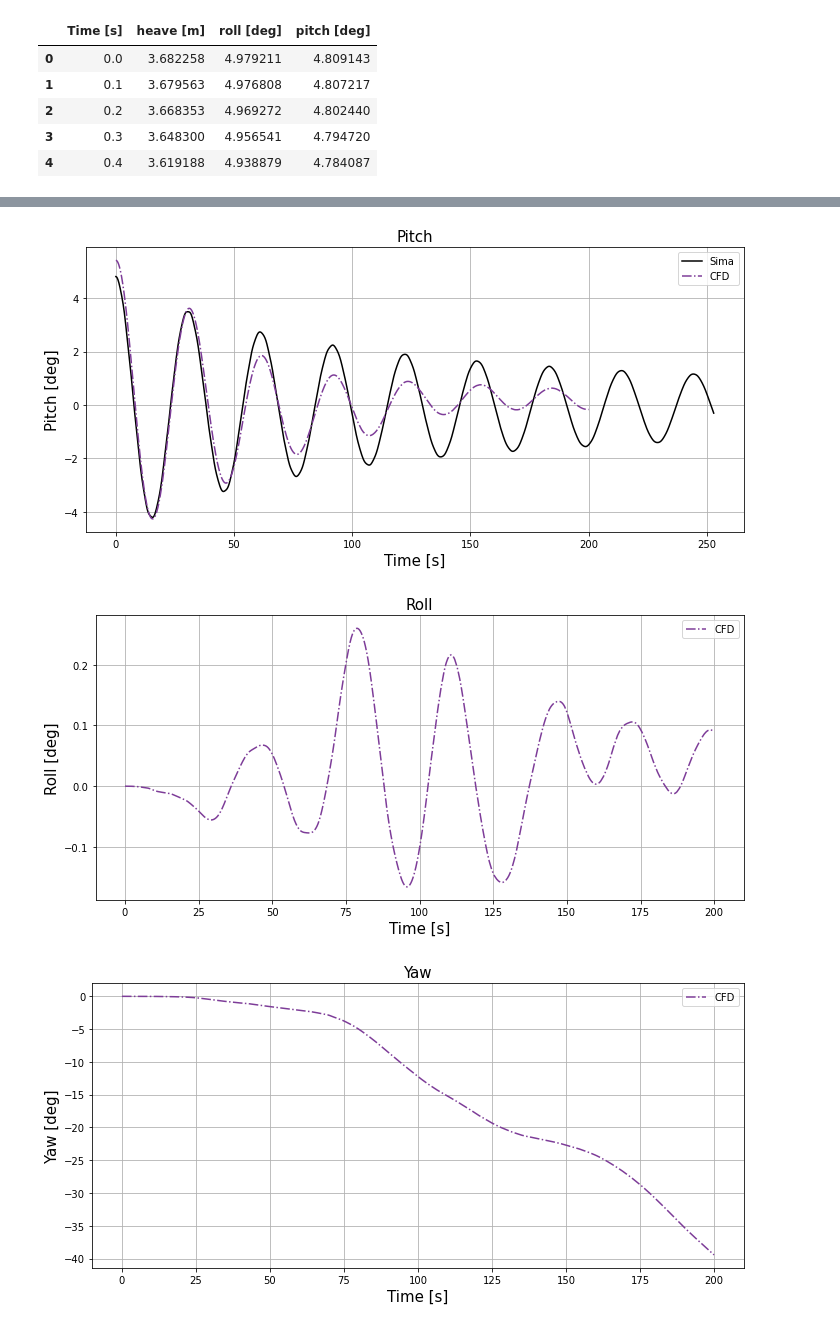
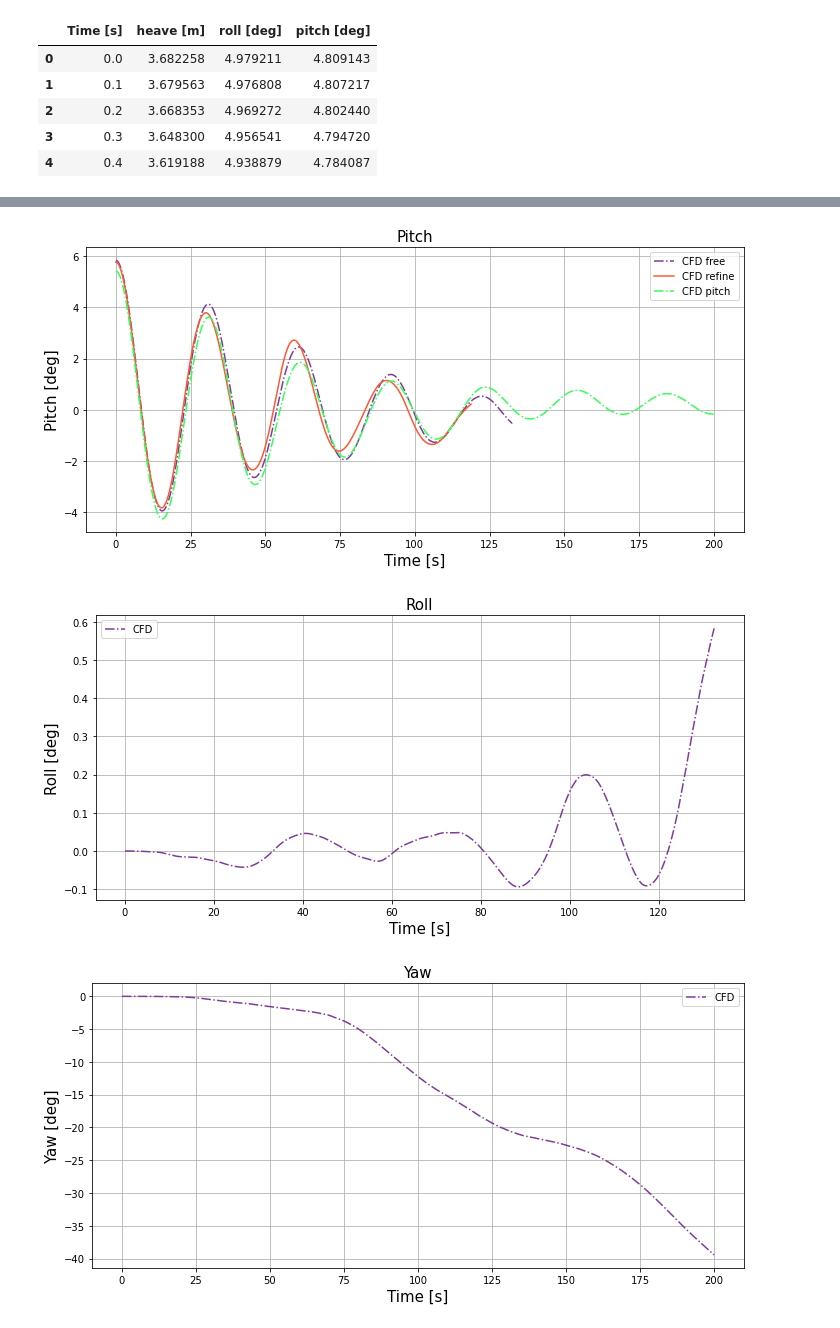
Before and after one commit to philocfd/Windturbine, a Jupyter notebook: freeDecay/pitch.ipynb, the cells around one changed output, grey strips where cells are left out. Saved outputs shown, nothing was run; the diff lists cells and outputs as text; code cells hidden in the pictures.

```diff
--- a/freeDecay/pitch.ipynb
+++ b/freeDecay/pitch.ipynb
@@ -28,6 +20,0 @@ def load_cfd_data(data_file):
-# %%
-cfd_data_df = pd.read_csv(cfd_path, sep="\s+",engine='python')
-cfd_data_df = cfd_data_df.iloc[0::3,:]
-# Get rid of spaces in the columns
-cfd_data_df.columns = cfd_data_df.columns.str.replace(" ", "")
-cfd_data_df.columns
@@ -68,19 +32,47 @@ cfd_data_df.to_csv(work_dir/"cfd_pitch.csv")
+# %%
+def load_cfd_data(data_file, dir, write=False):
+    """_summary_
+
+    Args:
+        data_file (WindowsPath): file name containing cfd data
+        work_dir (WindowsPath): directory holding data
+        write (bool, optional): Write our data or not. Defaults to False.
+    """
+    cfd_data_df = pd.read_csv(dir/data_file, sep="\s+",engine='python')
+    cfd_data_df = cfd_data_df.iloc[0::3,:]
+    # Get rid of spaces in the columns
+    cfd_data_df.columns = cfd_data_df.columns.str.replace(" ", "")
+    cfd_data_df[['Roll', 'Pitch', 'Yaw']] = cfd_data_df.apply(get_euler_angles, axis=1, result_type='expand')
+    cfd_data_df['Pitch'] = cfd_data_df["Pitch"]-cfd_data_df["Pitch"].mean()
+    if write:
+        cfd_data_df.to_csv(dir/"cfd_pitch.csv")
+    return cfd_data_df
+# %%
+pitch_dir = work_dir/"pitch"
+refine_pitch_dir = work_dir/"refine_pitch"
+pure_pitch_dir = work_dir/"purepitch"
+# %%
+pitch_df = load_cfd_data("RB_DATA.dat", pitch_dir)
+refine_pitch_df = load_cfd_data("RB_DATA.dat", refine_pitch_dir)
+pure_pitch_df = load_cfd_data("RB_DATA.dat", pure_pitch_dir)
 # %%
 fig,ax = plt.subplots(figsize=(10,5))
-ax.plot(sima_data_df["Time [s]"],sima_data_df["pitch [deg]"], "-", color="#000000", fillstyle="none",markersize=12, label="Sima" )
-ax.plot(cfd_data_df['Time'], cfd_data_df['Pitch'], "-.", color="#7D3C98",fillstyle="none",markersize=12,label="CFD")
+# ax.plot(sima_data_df["Time [s]"],sima_data_df["pitch [deg]"], "-", color="#000000", fillstyle="none",markersize=12, label="Sima" )
+ax.plot(pitch_df['Time'], pitch_df['Pitch'], "-.", color="#7D3C98",fillstyle="none",markersize=12,label="CFD free")
+ax.plot(refine_pitch_df['Time'], refine_pitch_df['Pitch'], "-", color="#FF5733",fillstyle="none",markersize=12,label="CFD refine")
+ax.plot(pure_pitch_df['Time'], pure_pitch_df['Pitch'], "-.", color="#33FF55",fillstyle="none",markersize=12,label="CFD pitch")
 ax.legend()
 ax.grid()
 ax.set_xlabel("Time [s]",fontsize=15)
 ax.set_ylabel ("Pitch [deg]", fontsize=15)
 ax.set_title("Pitch", fontsize=15)
 fig.tight_layout()
 plt.savefig(work_dir/"pitch_coarse_mesh.jpg", bbox_inches="tight", dpi=400)
 # %% [output]
-[figure, old version]
+[figure, new version]
 # %%
 fig,ax = plt.subplots(figsize=(10,5))
-ax.plot(cfd_data_df['Time'], cfd_data_df['Roll'], "-.", color="#7D3C98",fillstyle="none",markersize=12,label="CFD")
+ax.plot(pitch_df['Time'], pitch_df['Roll'], "-.", color="#7D3C98",fillstyle="none",markersize=12,label="CFD")
 ax.legend()
 ax.grid()
 ax.set_xlabel("Time [s]",fontsize=15)
@@ -89,7 +81,7 @@ ax.set_title("Roll", fontsize=15)
 fig.tight_layout()
 plt.savefig(work_dir/"Roll.jpg", bbox_inches="tight", dpi=400)
 # %% [output]
-[figure, old version]
+[figure, new version]
 # %%
 fig,ax = plt.subplots(figsize=(10,5))
 ax.plot(cfd_data_df['Time'], cfd_data_df['Yaw'], "-.", color="#7D3C98",fillstyle="none",markersize=12,label="CFD")
```
Also changed, not shown: parts of 8 cells of this notebook.
